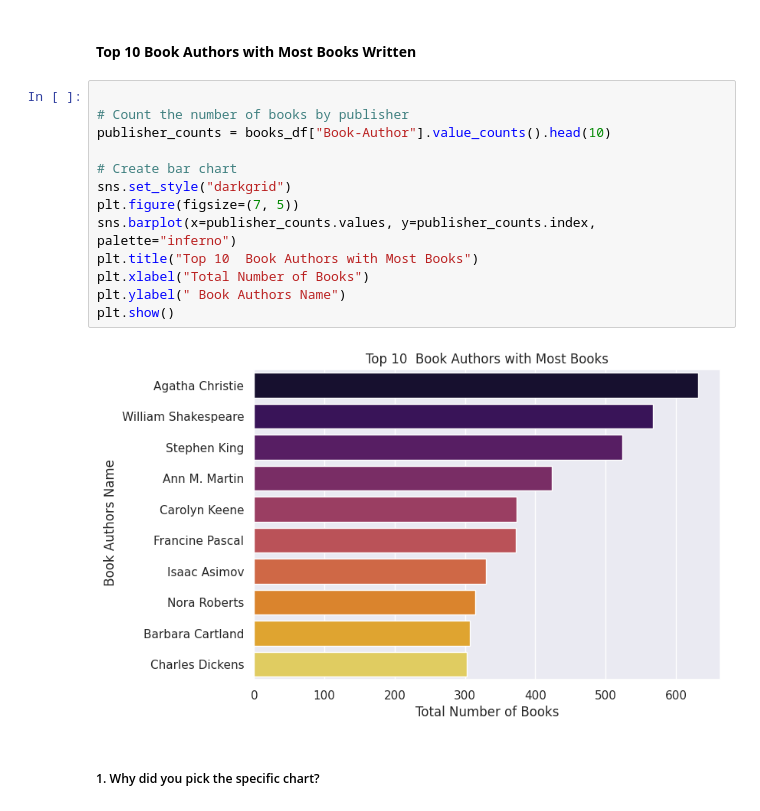
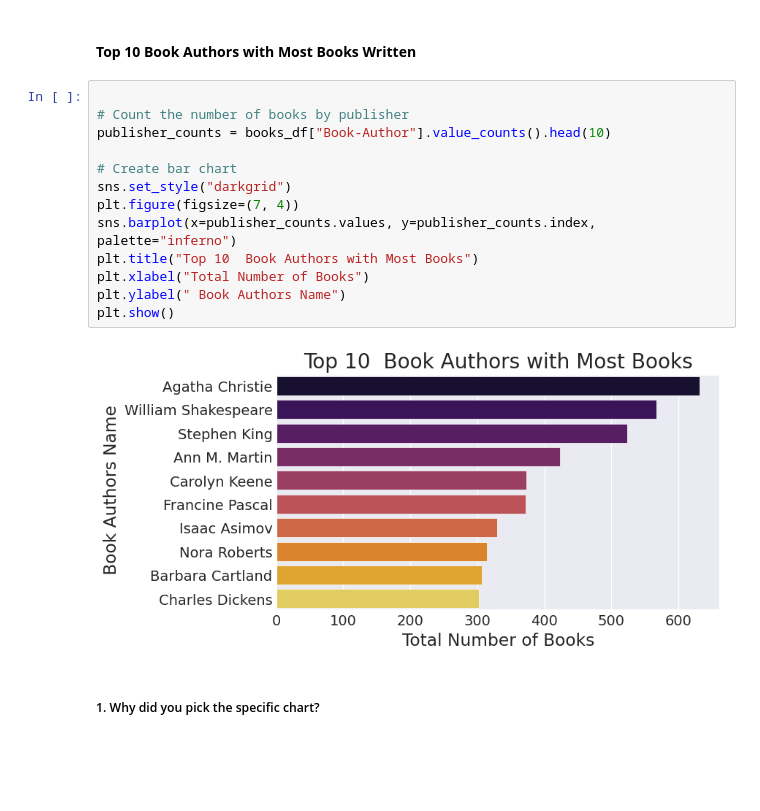
Before and after one commit to SaniyaBubere/book-recommendation-system, a Jupyter notebook: Kognetics_Book_Recommendation_System_Unsupervised_ML_.ipynb, the cells around one changed output. Saved outputs shown, nothing was run; the diff lists cells and outputs as text; blank space fills up the shorter version.

```diff
--- a/Kognetics_Book_Recommendation_System_Unsupervised_ML_.ipynb
+++ b/Kognetics_Book_Recommendation_System_Unsupervised_ML_.ipynb
@@ -1517,18 +1463,18 @@ Are there any insights that lead to negative growth? Justify with specific reaso
 # %%
 
 # Count the number of books by publisher
 publisher_counts = books_df["Book-Author"].value_counts().head(10)
 
 # Create bar chart
 sns.set_style("darkgrid")
-plt.figure(figsize=(7, 5))
+plt.figure(figsize=(7, 4))
 sns.barplot(x=publisher_counts.values, y=publisher_counts.index, palette="inferno")
 plt.title("Top 10  Book Authors with Most Books")
 plt.xlabel("Total Number of Books")
 plt.ylabel(" Book Authors Name")
 plt.show()
 # %% [output]
-[figure, old version]
+[figure, new version]
 # %% [markdown]
 ##### 1. Why did you pick the specific chart?
 # %% [markdown]
```
Also changed, not shown: parts of 76 cells of this notebook.
